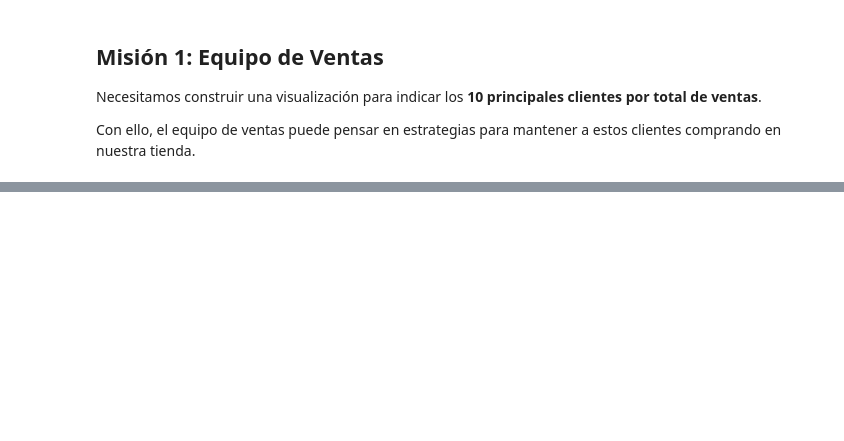
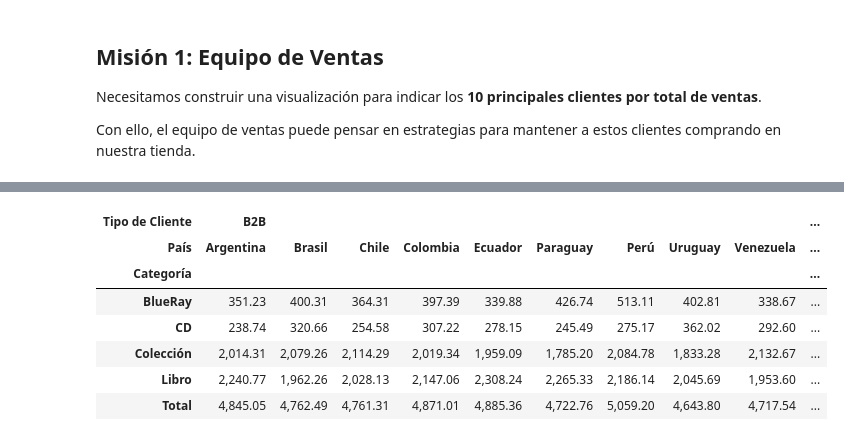
Before and after one commit to Yaaxek/Data-Visualization-Estilizando-tablas-con-python, a Jupyter notebook: estilizacion_de_tablas.ipynb, the cells around one changed output, grey strips where cells are left out. Saved outputs shown, nothing was run; the diff lists cells and outputs as text; code cells hidden in the pictures; blank space fills up the shorter version.

```diff
--- a/estilizacion_de_tablas.ipynb
+++ b/estilizacion_de_tablas.ipynb
@@ -36,0 +877,61 @@ Por lo tanto, necesitamos construir una visualización que permita entender la *
+# %%
+tabla_cliente = tienda.pivot_table(
+    index='categoria',
+    columns=['tipo_cliente', 'pais'],
+    values='costo_envio',
+    aggfunc='sum',
+    margins=True,
+    margins_name='Total'
+)
+
+tabla_cliente = tabla_cliente.rename_axis('Categoría', axis=0)
+tabla_cliente = tabla_cliente.rename_axis(['Tipo de Cliente', 'País'], axis=1)
+
+n_paises = tienda['pais'].nunique()
+
+def resaltar_celdas(df):
+    estilos = pd.DataFrame('background-color: white', index=df.index, columns=df.columns)
+
+    estilos.loc['Total', ('B2B', 'Perú')] = 'background-color: #D8D8D8'
+    estilos.loc['Total', ('B2C', 'Paraguay')] = 'background-color: #D8D8D8'
+    estilos.loc['Libro', ('Total', '')] = 'background-color: #D8D8D8'
+
+    return estilos
+
+estilo_cliente = tabla_cliente.style.format('{:,.2f}')
+
+estilo_cliente.apply(lambda x: resaltar_celdas(tabla_cliente), axis=None)
+
+estilo_cliente.set_table_styles([
+    {
+        'selector': f'td:nth-child({n_paises + 2}), th:nth-child({n_paises + 2})',
+        'props': 'border-left: 2px solid black'
+    },
+    {
+        'selector': 'td:last-child, th:last-child',
+        'props': 'border-left: 2px solid black'
+    },
+    {
+        'selector':'td,th:not(.index_name)',
+        'props':'font-weight:normal; font-family:Arial;text-align:center'
+    },
+    {
+        'selector':'.index_name',
+        'props':'font-weight:normal; font-style:italic;text-align:right;color:#696969'
+    },
+    {
+        'selector': 'tbody tr:last-child',
+        'props': 'border-top: 2px solid black'
+    }
+], overwrite=False)
+
+estilo_cliente
+# %% [output]
+| Tipo de Cliente | B2B |  |  |  |  |  |  |  |  | ... |
+| País | Argentina | Brasil | Chile | Colombia | Ecuador | Paraguay | Perú | Uruguay | Venezuela | ... |
+| Categoría |  |  |  |  |  |  |  |  |  | ... |
+| BlueRay | 351.23 | 400.31 | 364.31 | 397.39 | 339.88 | 426.74 | 513.11 | 402.81 | 338.67 | ... |
+| CD | 238.74 | 320.66 | 254.58 | 307.22 | 278.15 | 245.49 | 275.17 | 362.02 | 292.60 | ... |
+| Colección | 2,014.31 | 2,079.26 | 2,114.29 | 2,019.34 | 1,959.09 | 1,785.20 | 2,084.78 | 1,833.28 | 2,132.67 | ... |
+| Libro | 2,240.77 | 1,962.26 | 2,028.13 | 2,147.06 | 2,308.24 | 2,265.33 | 2,186.14 | 2,045.69 | 1,953.60 | ... |
+| Total | 4,845.05 | 4,762.49 | 4,761.31 | 4,871.01 | 4,885.36 | 4,722.76 | 5,059.20 | 4,643.80 | 4,717.54 | ... |
```
Also changed, not shown: parts of 69 cells of this notebook.
